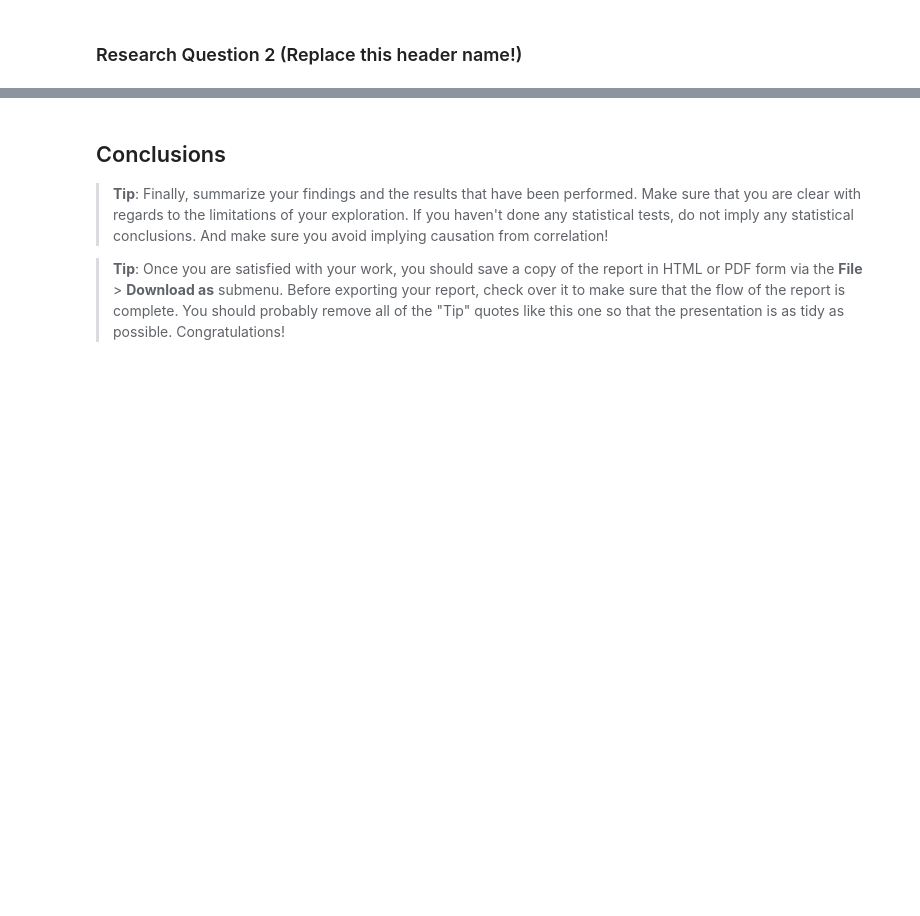
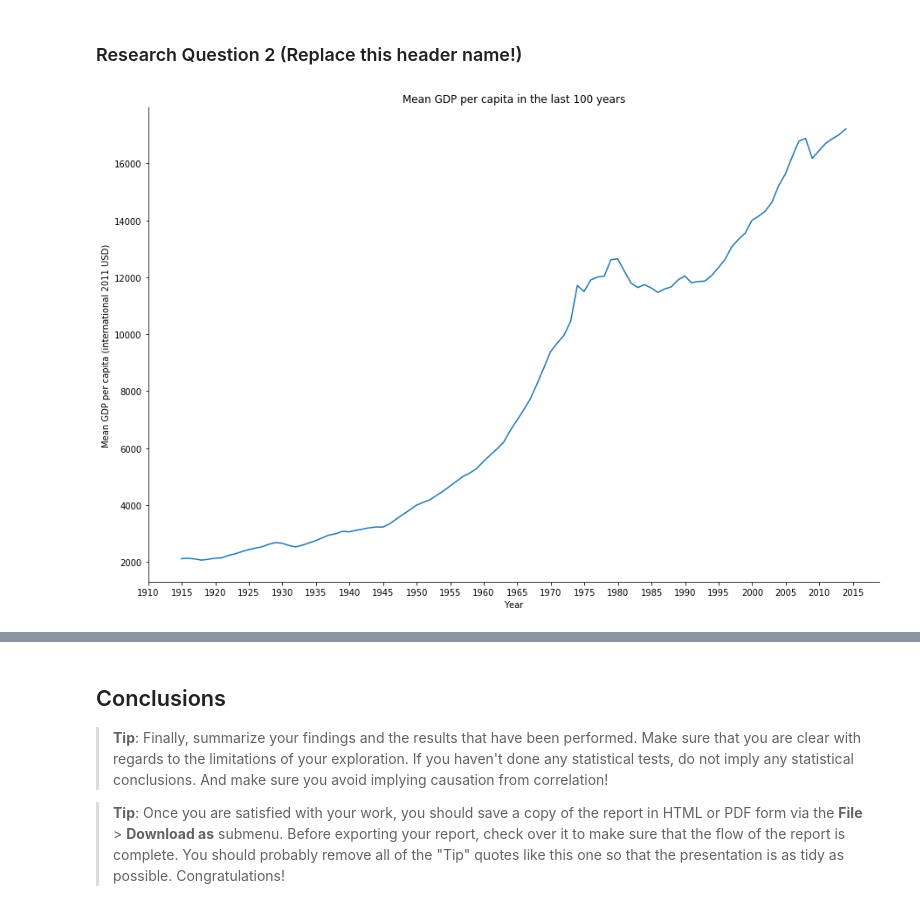
Before and after one commit to dvillaveces/udacity-project-3, a Jupyter notebook: investigate-a-dataset-project.ipynb, the cells around one changed output, grey strips where cells are left out. Drawn from its saved outputs; the diff is of its cells as text; code cells hidden in the pictures; blank space fills up the shorter version.

```diff
--- a/investigate-a-dataset-project.ipynb
+++ b/investigate-a-dataset-project.ipynb
@@ -35,6 +35,8 @@ import seaborn as sns
 # Load data
 df_co2 = pd.read_csv('co2_emissions_tonnes_per_person.csv')
 df_regions = pd.read_csv('regions.csv')
+df_gdp = pd.read_csv('income_per_person_gdppercapita_ppp_inflation_adjusted.csv')
 
 # Rename first column to more descriptive 'country'
 df_co2.rename(columns={"geo": "country"}, inplace=True)
+df_gdp.rename(columns={"geo": "country"}, inplace=True)
@@ -232,0 +250,5 @@ As we can see above, now I have a clean DataFrame with no missing values.
+# %%
+# Trim dataframe to include years 1915-2014
+df_gdp.set_index('country', inplace=True)
+df_gdp = df_gdp.iloc[:, -104:-4]
+df_gdp.head()
@@ -284,0 +342,23 @@ plt.legend(loc='center left', bbox_to_anchor=(1, 0.5));
+# %%
+# Plot mean GDP against time
+x = df_gdp.columns.astype(int)
+y = df_gdp.mean()
+
+# Initialize figure
+fig, ax = plt.subplots(figsize=(15,10))
+
+# Format graph
+ax.set_title('Mean GDP per capita in the last 100 years')
+ax.set_ylabel('Mean GDP per capita (international 2011 USD)')
+ax.set_xlabel('Year')
+ax.spines['top'].set_visible(False)
+ax.spines['right'].set_visible(False)
+
+# Plot
+ax.plot(x,y);
+
+# Change x ticks to every 5 years
+start, end = ax.get_xlim()
+ax.xaxis.set_ticks(np.arange(start, end, 5));
+# %% [output]
+[figure, added]
```
Also changed, not shown: parts of 16 cells of this notebook.
